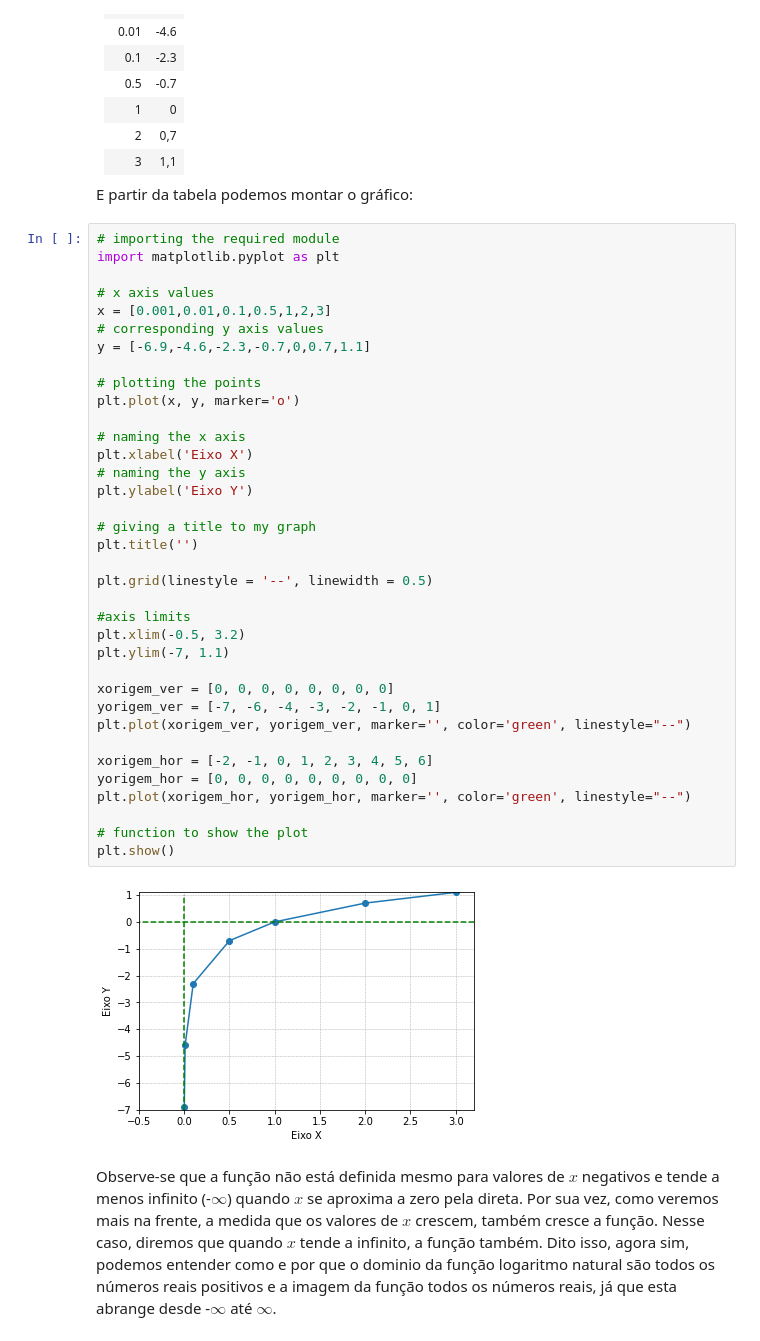
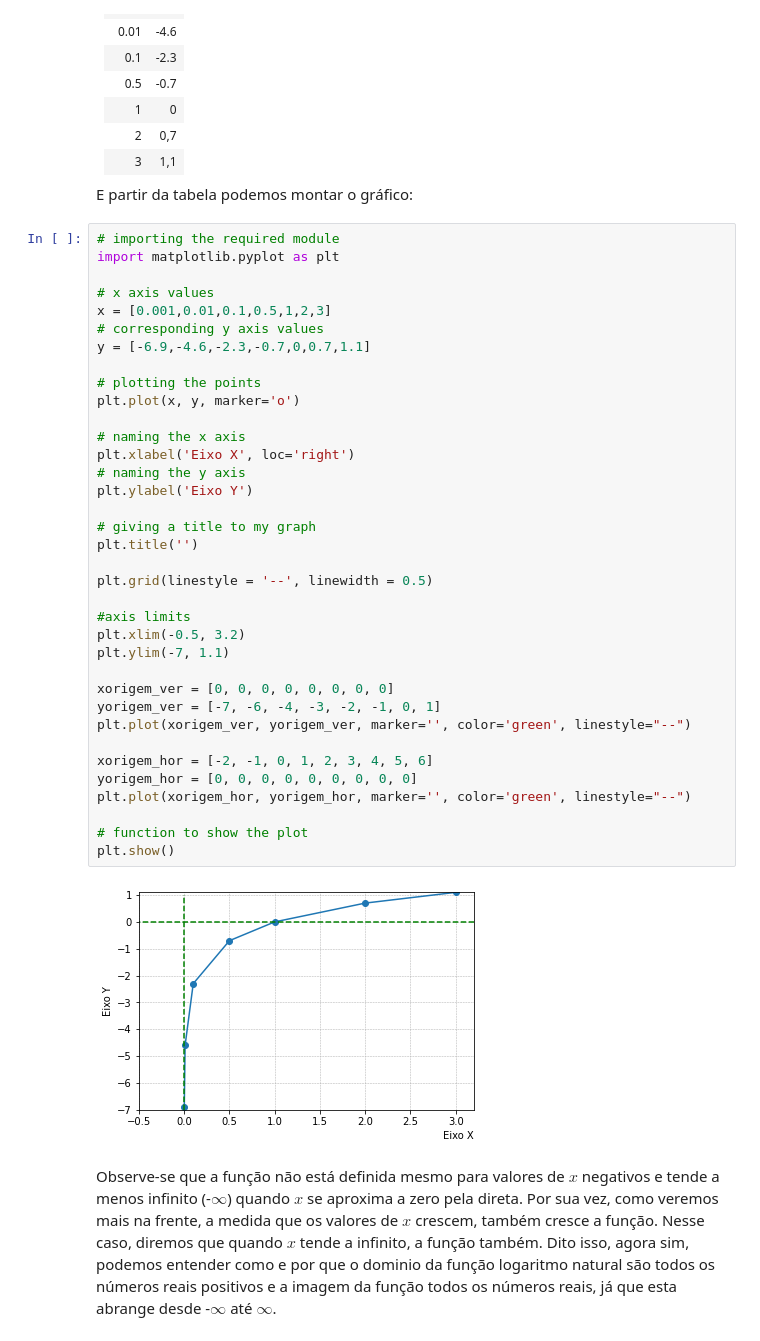
Before and after one commit to BorjaRuizReverter/LivroFisicaGeral, a Jupyter notebook: Tema2.ipynb, the cells around one changed output. Cells and saved outputs as stored; diff of their text form.

```diff
--- a/Tema2.ipynb
+++ b/Tema2.ipynb
@@ -292,35 +292,35 @@ x = [0.001,0.01,0.1,0.5,1,2,3]
 # corresponding y axis values
 y = [-6.9,-4.6,-2.3,-0.7,0,0.7,1.1]
 
 # plotting the points
 plt.plot(x, y, marker='o')
 
 # naming the x axis
-plt.xlabel('Eixo X')
+plt.xlabel('Eixo X', loc='right')
 # naming the y axis
 plt.ylabel('Eixo Y')
 
 # giving a title to my graph
 plt.title('')
 
 plt.grid(linestyle = '--', linewidth = 0.5)
 
 #axis limits
 plt.xlim(-0.5, 3.2)
 plt.ylim(-7, 1.1)
 
 xorigem_ver = [0, 0, 0, 0, 0, 0, 0, 0]
 yorigem_ver = [-7, -6, -4, -3, -2, -1, 0, 1]
 plt.plot(xorigem_ver, yorigem_ver, marker='', color='green', linestyle="--")
 
 xorigem_hor = [-2, -1, 0, 1, 2, 3, 4, 5, 6]
 yorigem_hor = [0, 0, 0, 0, 0, 0, 0, 0, 0]
 plt.plot(xorigem_hor, yorigem_hor, marker='', color='green', linestyle="--")
 
 # function to show the plot
 plt.show()
 # %% [output]
-[figure, old version]
+[figure, new version]
 # %% [markdown]
 Observe-se que a função não está definida mesmo para valores de $x$ negativos e tende a menos infinito (-$\infty$) quando $x$ se aproxima a zero pela direta. Por sua vez, como veremos mais na frente, a medida que os valores de $x$ crescem, também cresce a função. Nesse caso, diremos que quando $x$ tende a infinito, a função também. Dito isso, agora sim, podemos entender como e por que o dominio da função logaritmo natural são todos os números reais positivos e a imagem da função todos os números reais, já que esta abrange desde -$\infty$ até $\infty$.
 # %% [markdown]
```
Also changed, not shown: parts of 13 cells of this notebook.
